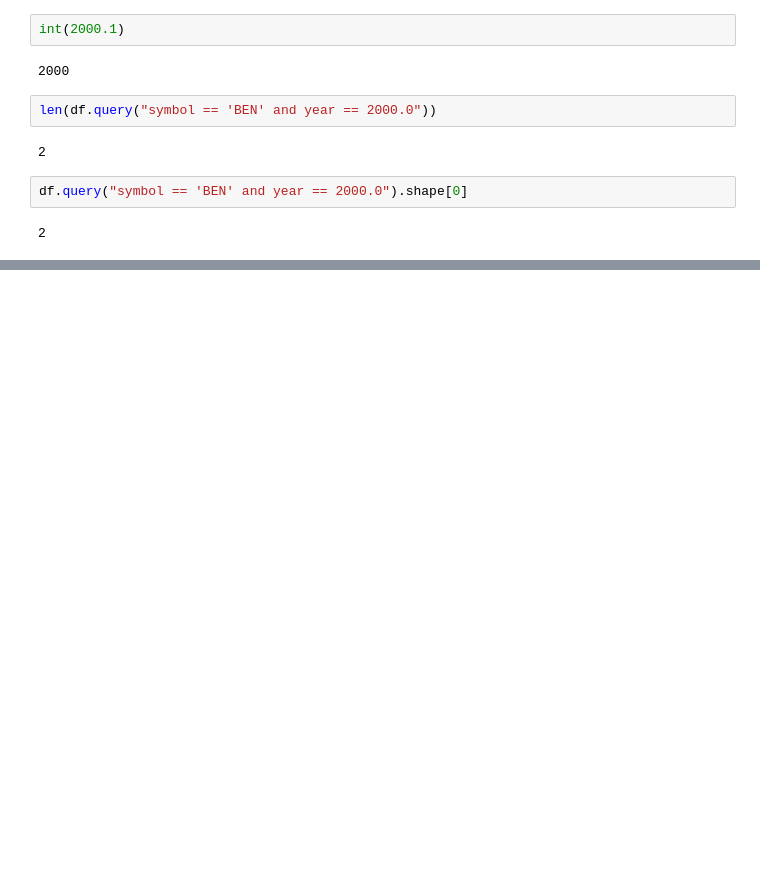
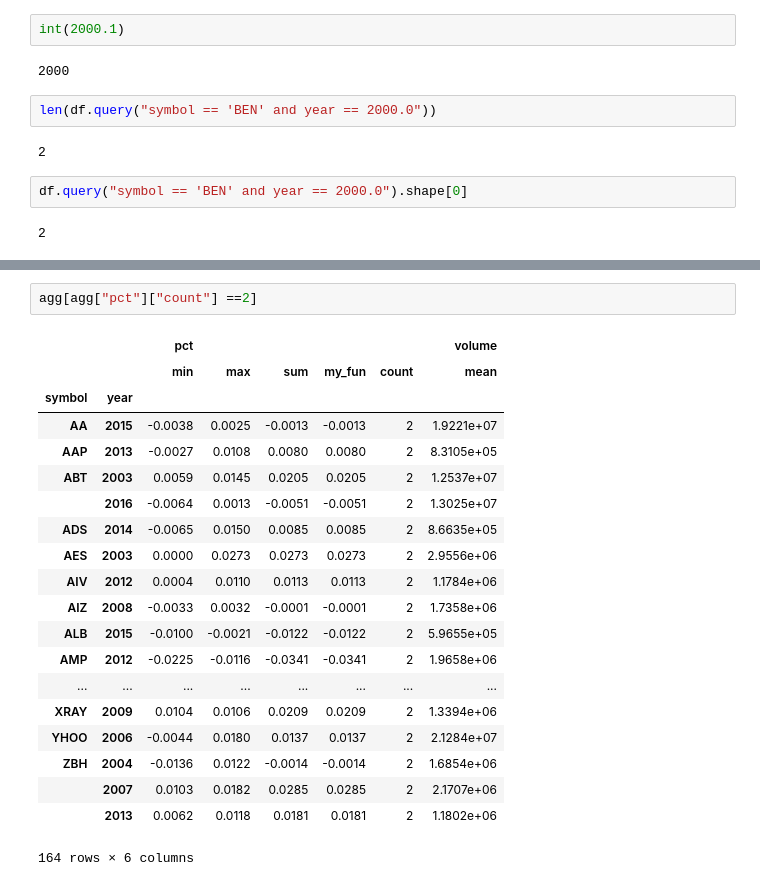
Before and after one commit to abulbasar/PythonExamples, a Jupyter notebook: Pandas.ipynb, the cells around one changed output, grey strips where cells are left out. Cells and saved outputs as stored; diff of their text form; blank space fills up the shorter version.

```diff
--- a/Pandas.ipynb
+++ b/Pandas.ipynb
@@ -448,0 +584,23 @@ df.sort_values("pct", ascending = False)[:3]
+# %%
+agg[agg["pct"]["count"] ==2]
+# %% [output]
+|  |  | pct |  |  |  |  | volume |
+|  |  | min | max | sum | my_fun | count | mean |
+| symbol | year |  |  |  |  |  |  |
+| AA | 2015 | -0.0038 | 0.0025 | -0.0013 | -0.0013 | 2 | 1.9221e+07 |
+| AAP | 2013 | -0.0027 | 0.0108 | 0.0080 | 0.0080 | 2 | 8.3105e+05 |
+| ABT | 2003 | 0.0059 | 0.0145 | 0.0205 | 0.0205 | 2 | 1.2537e+07 |
+|  | 2016 | -0.0064 | 0.0013 | -0.0051 | -0.0051 | 2 | 1.3025e+07 |
+| ADS | 2014 | -0.0065 | 0.0150 | 0.0085 | 0.0085 | 2 | 8.6635e+05 |
+| AES | 2003 | 0.0000 | 0.0273 | 0.0273 | 0.0273 | 2 | 2.9556e+06 |
+| AIV | 2012 | 0.0004 | 0.0110 | 0.0113 | 0.0113 | 2 | 1.1784e+06 |
+| AIZ | 2008 | -0.0033 | 0.0032 | -0.0001 | -0.0001 | 2 | 1.7358e+06 |
+| ALB | 2015 | -0.0100 | -0.0021 | -0.0122 | -0.0122 | 2 | 5.9655e+05 |
+| AMP | 2012 | -0.0225 | -0.0116 | -0.0341 | -0.0341 | 2 | 1.9658e+06 |
+| ... | ... | ... | ... | ... | ... | ... | ... |
+| XRAY | 2009 | 0.0104 | 0.0106 | 0.0209 | 0.0209 | 2 | 1.3394e+06 |
+| YHOO | 2006 | -0.0044 | 0.0180 | 0.0137 | 0.0137 | 2 | 2.1284e+07 |
+| ZBH | 2004 | -0.0136 | 0.0122 | -0.0014 | -0.0014 | 2 | 1.6854e+06 |
+|  | 2007 | 0.0103 | 0.0182 | 0.0285 | 0.0285 | 2 | 2.1707e+06 |
+|  | 2013 | 0.0062 | 0.0118 | 0.0181 | 0.0181 | 2 | 1.1802e+06 |
+164 rows × 6 columns
```
Also changed, not shown: parts of 9 cells of this notebook.
